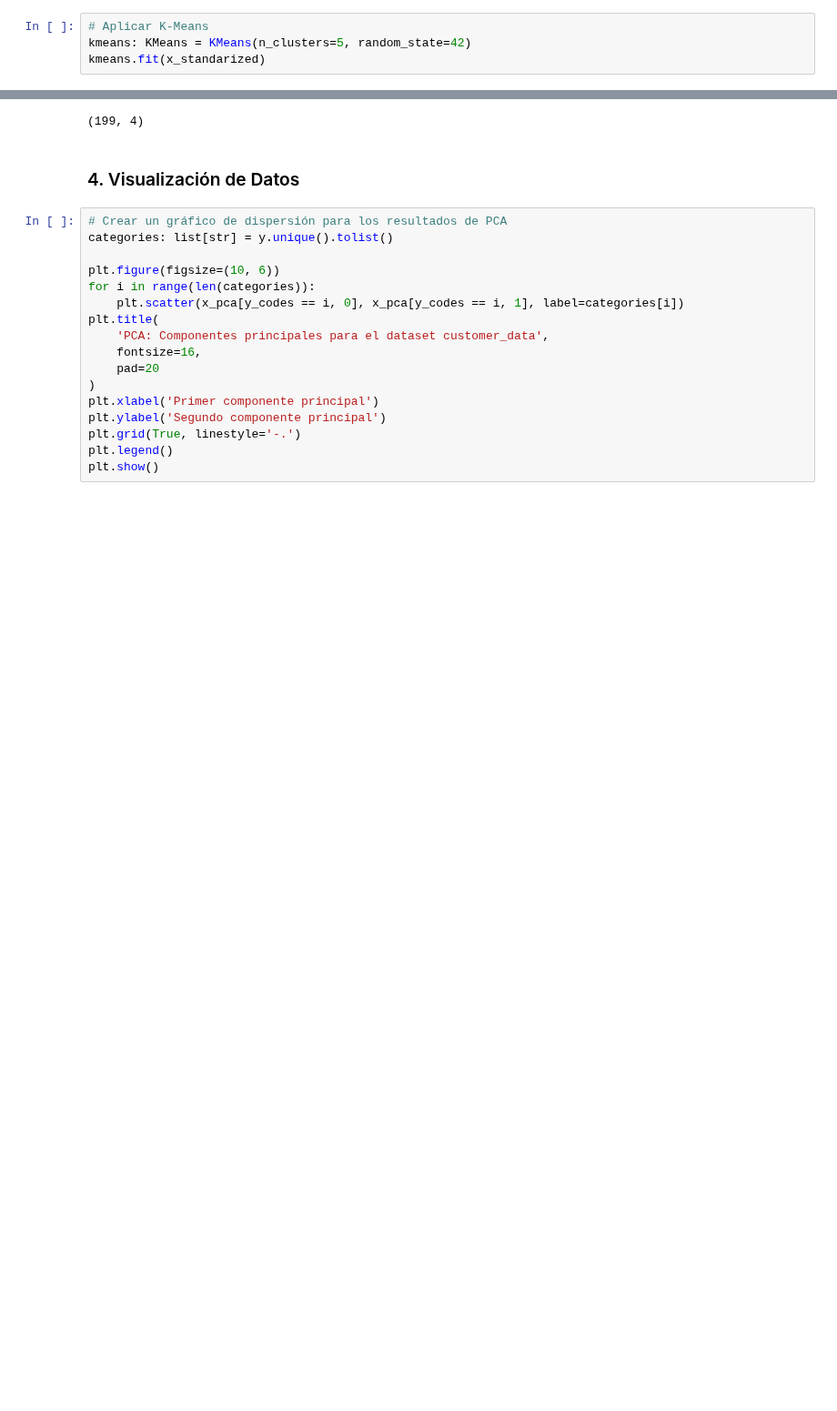
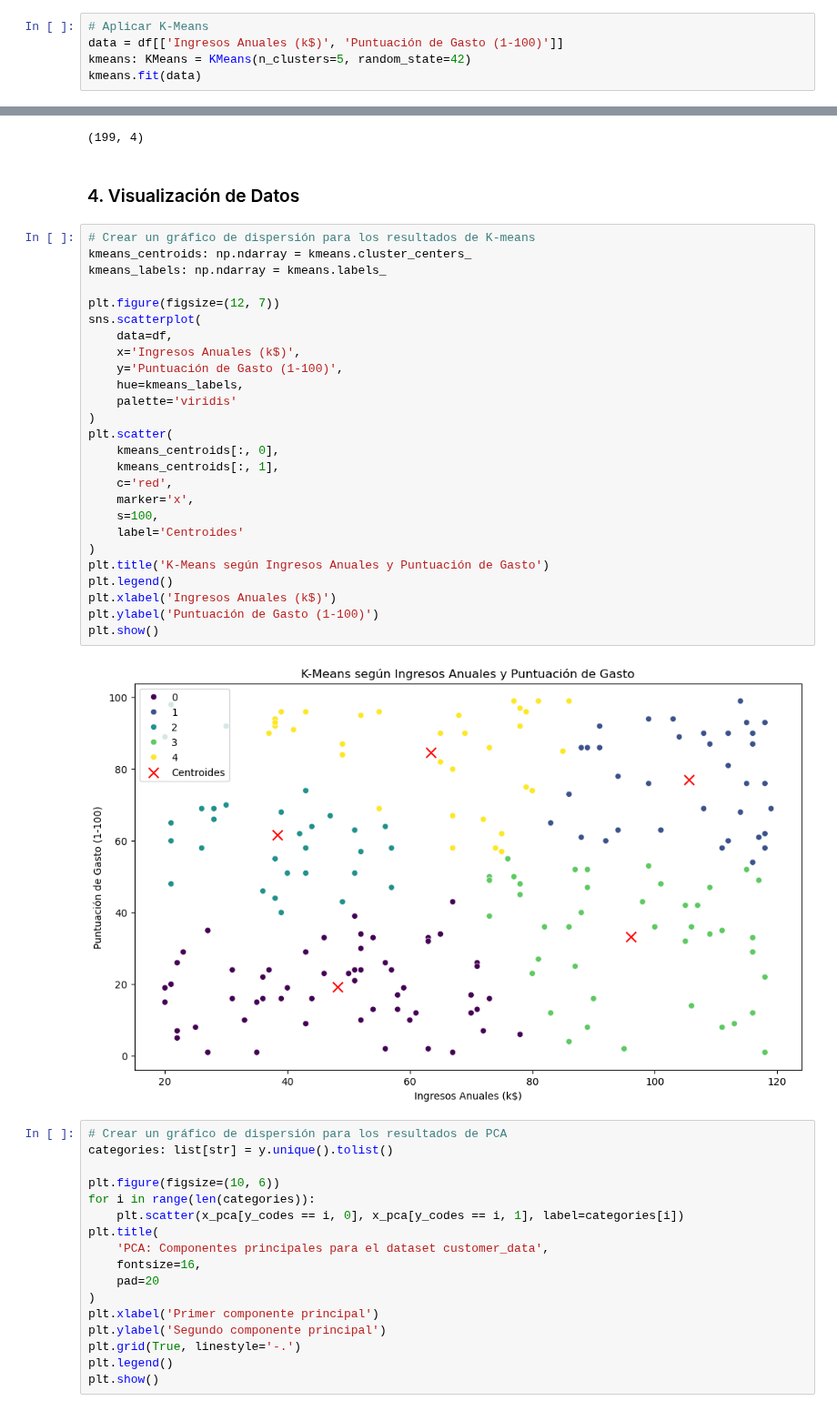
Before and after one commit to frgonzalezb/Udemy_Python_Total_DS_ML, a Jupyter notebook: 12_Machine_Learning_II/Proyecto/Proyecto del Día 12 - Análisis y Clasificación de Clientes.ipynb, the cells around one changed output, grey strips where cells are left out. Shown at 91% size. Saved outputs shown, nothing was run; the diff lists cells and outputs as text; blank space fills up the shorter version.

```diff
--- a/12_Machine_Learning_II/Proyecto/Proyecto del Día 12 - Análisis y Clasificación de Clientes.ipynb
+++ b/12_Machine_Learning_II/Proyecto/Proyecto del Día 12 - Análisis y Clasificación de Clientes.ipynb
@@ -226,8 +226,9 @@ array([[-1.10330752e+00,  1.94958469e-01],
 ### 3. Clustering: K-Means y Clustering Jerárquico
 # %%
 # Aplicar K-Means
+data = df[['Ingresos Anuales (k$)', 'Puntuación de Gasto (1-100)']]
 kmeans: KMeans = KMeans(n_clusters=5, random_state=42)
-kmeans.fit(x_standarized)
+kmeans.fit(data)
 # %% [output]
 KMeans(n_clusters=5, random_state=42)
 # %%
@@ -258,6 +259,34 @@ linked.shape
 (199, 4)
 # %% [markdown]
 ### 4. Visualización de Datos
+# %%
+# Crear un gráfico de dispersión para los resultados de K-means
+kmeans_centroids: np.ndarray = kmeans.cluster_centers_
+kmeans_labels: np.ndarray = kmeans.labels_
+
+plt.figure(figsize=(12, 7))
+sns.scatterplot(
+    data=df,
+    x='Ingresos Anuales (k$)',
+    y='Puntuación de Gasto (1-100)',
+    hue=kmeans_labels,
+    palette='viridis'
+)
+plt.scatter(
+    kmeans_centroids[:, 0],
+    kmeans_centroids[:, 1],
+    c='red',
+    marker='x',
+    s=100,
+    label='Centroides'
+)
+plt.title('K-Means según Ingresos Anuales y Puntuación de Gasto')
+plt.legend()
+plt.xlabel('Ingresos Anuales (k$)')
+plt.ylabel('Puntuación de Gasto (1-100)')
+plt.show()
+# %% [output]
+[figure, added]
 # %%
 # Crear un gráfico de dispersión para los resultados de PCA
 categories: list[str] = y.unique().tolist()
```
